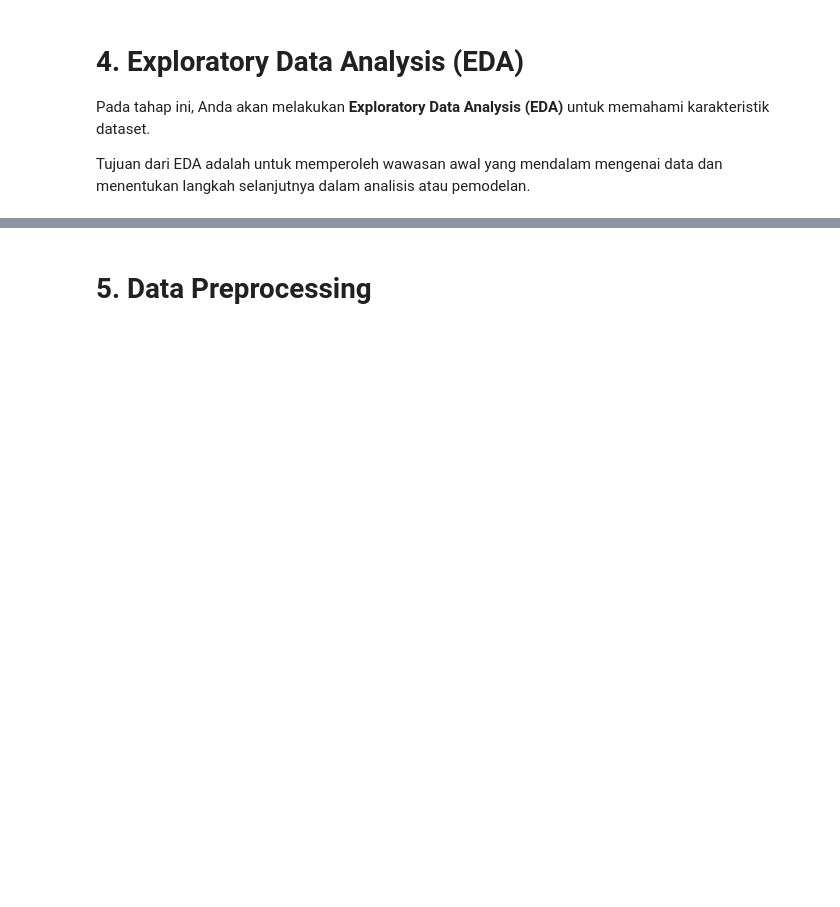
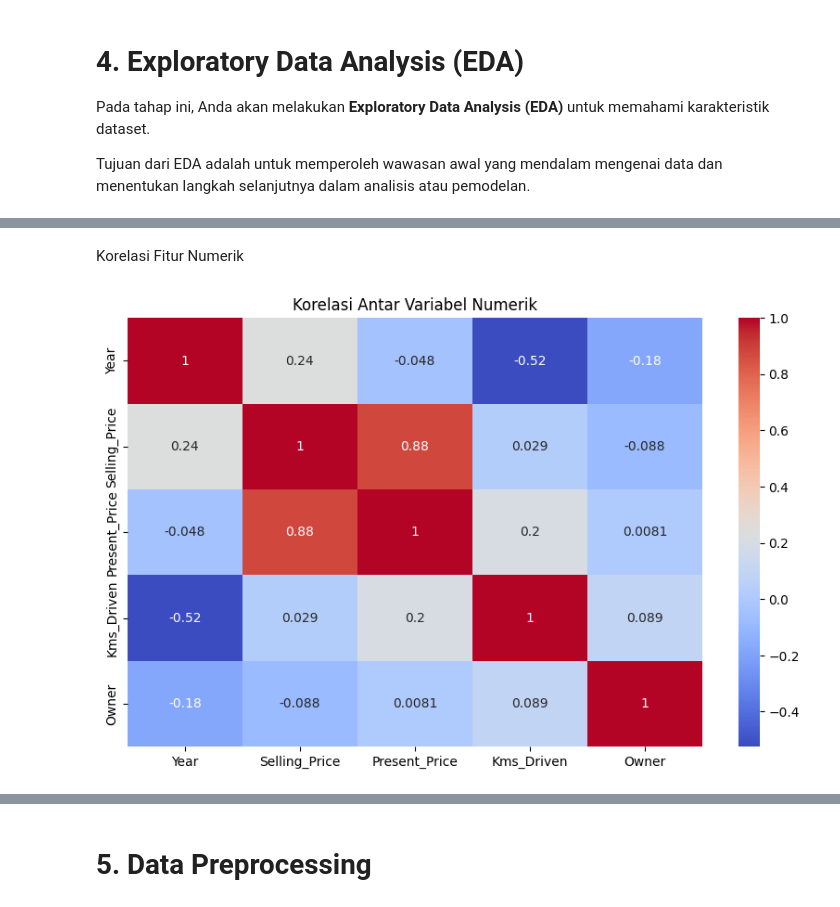
Before and after one commit to nurniahamid/Eksperimen_SML_Nurnia-Hamid, a Jupyter notebook: preprocessing/Eksperimen_SML_Nurnia-Hamid.ipynb, the cells around one changed output, grey strips where cells are left out. Cells and saved outputs as stored; diff of their text form; code cells hidden in the pictures; blank space fills up the shorter version.

```diff
--- a/preprocessing/Eksperimen_SML_Nurnia-Hamid.ipynb
+++ b/preprocessing/Eksperimen_SML_Nurnia-Hamid.ipynb
@@ -92,0 +118,13 @@ Tujuan dari EDA adalah untuk memperoleh wawasan awal yang mendalam mengenai data
+# %% [markdown]
+Korelasi Fitur Numerik
+# %%
+# Ambil hanya kolom numerik
+df_corr = df.select_dtypes(include='number')
+
+# Plot heatmap korelasi
+plt.figure(figsize=(10, 6))
+sns.heatmap(df_corr.corr(), annot=True, cmap='coolwarm')
+plt.title("Korelasi Antar Variabel Numerik")
+plt.show()
+# %% [output]
+[figure, added]
```
Also changed, not shown: parts of 25 cells of this notebook, 1 other file.
